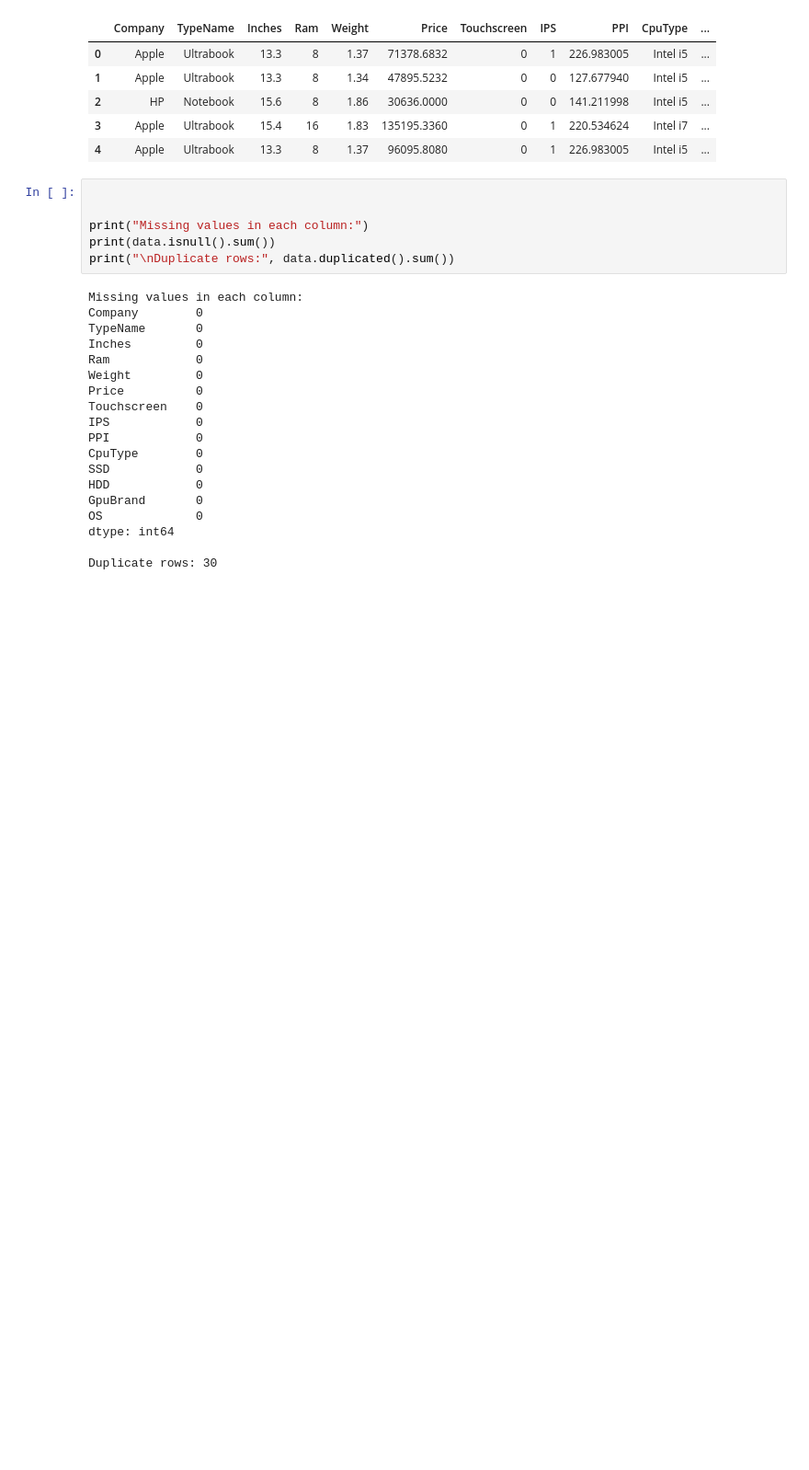
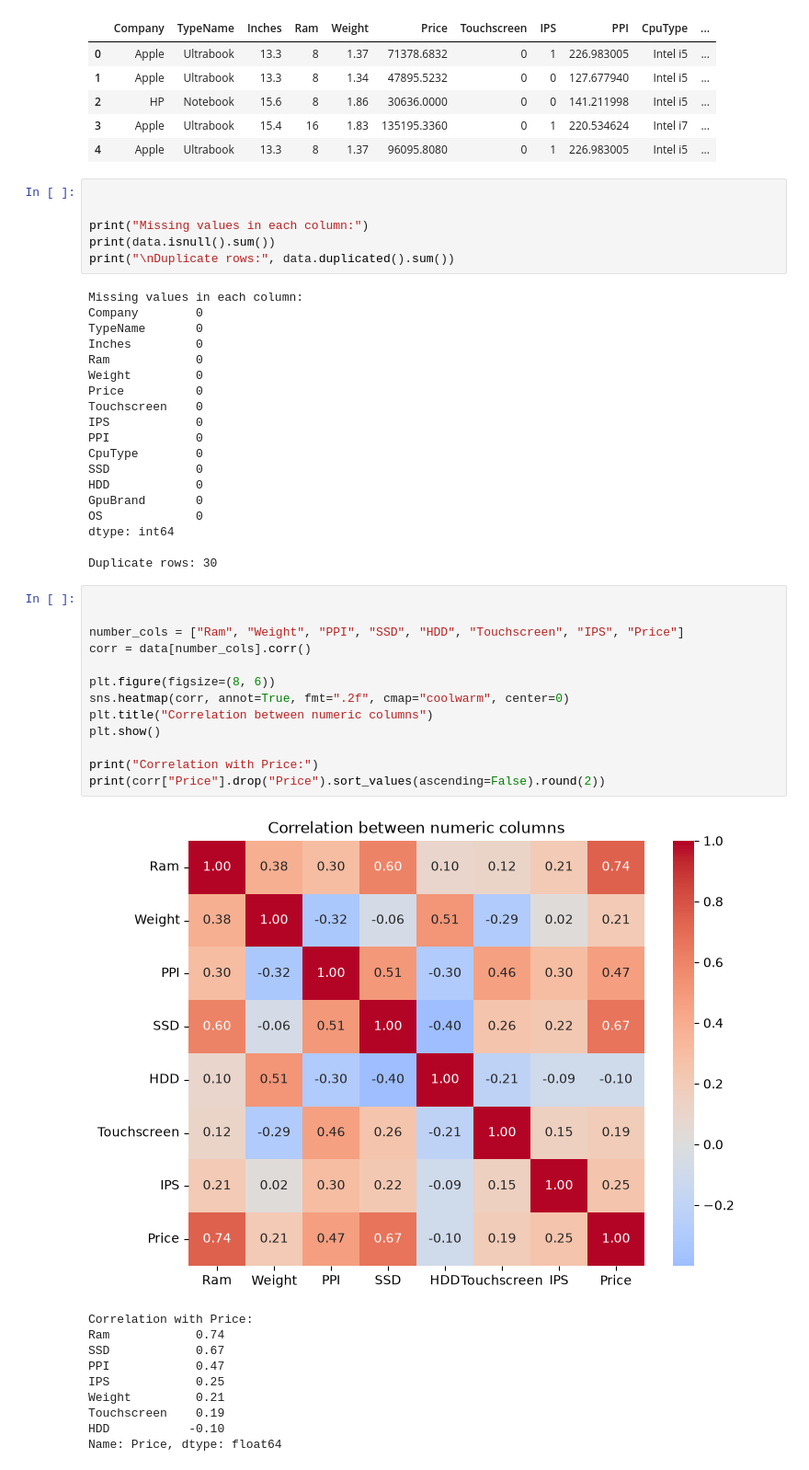
Before and after one commit to 2026aib1053-spark/laptop-price-predictor, a Jupyter notebook: main/laptop_price_prediction.ipynb, the cells around one changed output. Shown at 92% size. Cells and saved outputs as stored; diff of their text form; blank space fills up the shorter version.

```diff
--- a/main/laptop_price_prediction.ipynb
+++ b/main/laptop_price_prediction.ipynb
@@ -230,3 +230,27 @@ OS             0
 dtype: int64
 
 Duplicate rows: 30
+# %%
+
+
+number_cols = ["Ram", "Weight", "PPI", "SSD", "HDD", "Touchscreen", "IPS", "Price"]
+corr = data[number_cols].corr()
+
+plt.figure(figsize=(8, 6))
+sns.heatmap(corr, annot=True, fmt=".2f", cmap="coolwarm", center=0)
+plt.title("Correlation between numeric columns")
+plt.show()
+
+print("Correlation with Price:")
+print(corr["Price"].drop("Price").sort_values(ascending=False).round(2))
+# %% [output]
+[figure, added]
+Correlation with Price:
+Ram            0.74
+SSD            0.67
+PPI            0.47
+IPS            0.25
+Weight         0.21
+Touchscreen    0.19
+HDD           -0.10
+Name: Price, dtype: float64
```
Also changed, not shown: parts of 1 cell of this notebook.
